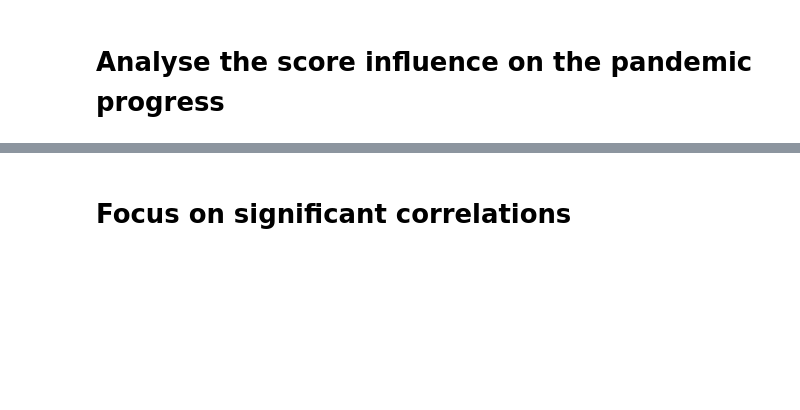
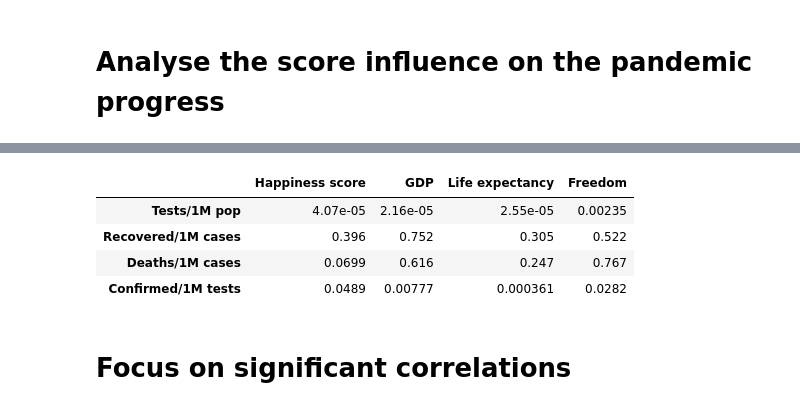
Before and after one commit to amrukwa/covid-happiness_score, a Jupyter notebook: Plots.ipynb, the cells around one changed output, grey strips where cells are left out. Drawn from its saved outputs; the diff is of its cells as text; code cells hidden in the pictures; blank space fills up the shorter version.

```diff
--- a/Plots.ipynb
+++ b/Plots.ipynb
@@ -292,0 +413,9 @@ def basic_violins(df, plot_col, val, title, info, height=500, width=985, to_sort
+# %%
+pvals = []
+for i in range(len(var_col)):
+    fig, p = basic_boxes(df2, "Freedom group", var_col[i], title= "Freedom"+titles[i],
+            height=700, width=985, info = "Country/Region", palette=rank_palette)
+    pvals.append(p)
+    if to_log[i]:
+        fig.update_yaxes(type='log')
+    fig.show()
@@ -293,2 +427,18 @@ def basic_violins(df, plot_col, val, title, info, height=500, width=985, to_sort
+# %%
+p_vals["Freedom"] = pvals
+# %%
+def color_significant_red(val):
+    color = 'red' if val < 0.05 else 'black'
+    return 'color: %s' % color
+# %%
+s = p_vals.style.applymap(color_significant_red).format(lambda x: round_to_3(x))#.format('{:.3e}')
+# %%
+s
+# %% [output]
+|  | Happiness score | GDP | Life expectancy | Freedom |
+| Tests/1M pop | 4.07e-05 | 2.16e-05 | 2.55e-05 | 0.00235 |
+| Recovered/1M cases | 0.396 | 0.752 | 0.305 | 0.522 |
+| Deaths/1M cases | 0.0699 | 0.616 | 0.247 | 0.767 |
+| Confirmed/1M tests | 0.0489 | 0.00777 | 0.000361 | 0.0282 |
 # %% [markdown]
 # Focus on significant correlations
```
Also changed, not shown: parts of 32 cells of this notebook.
